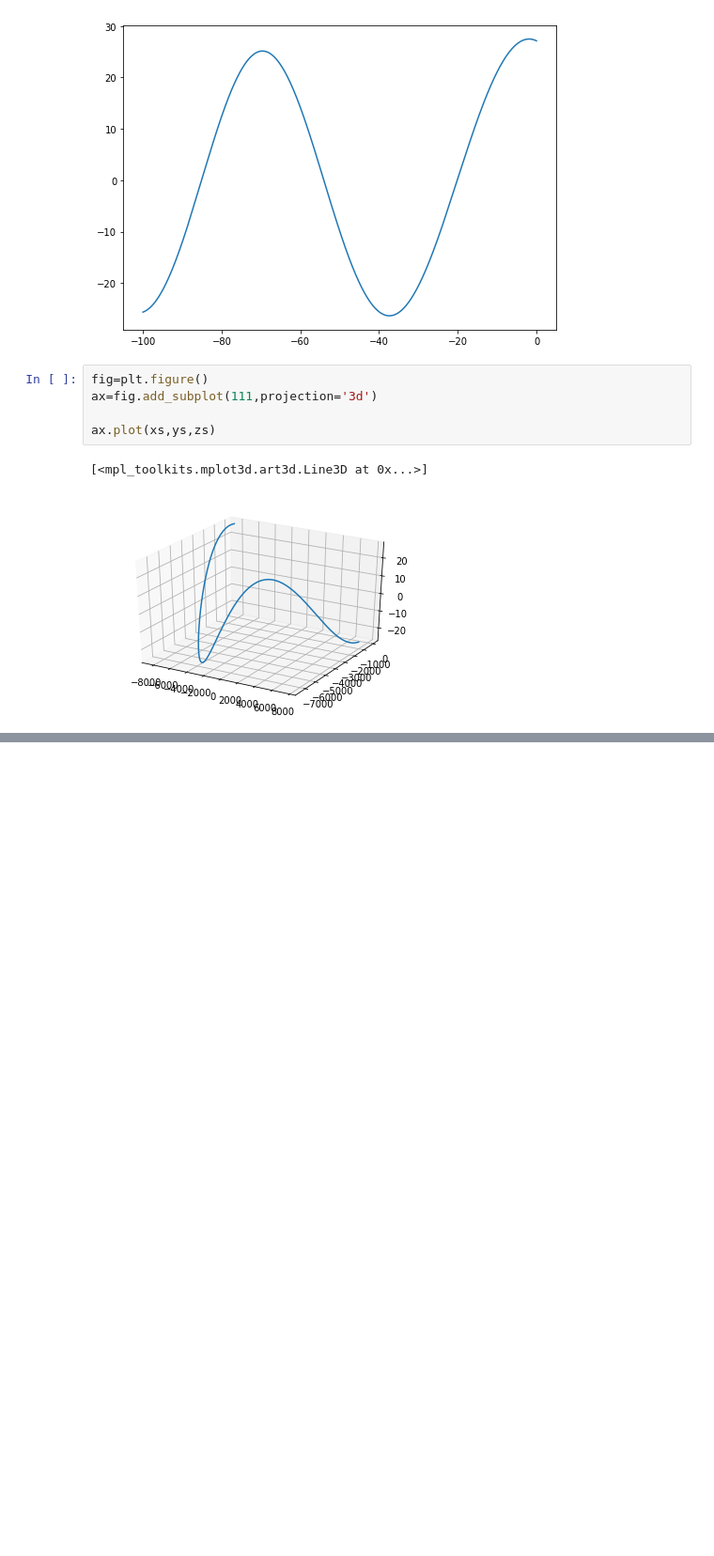
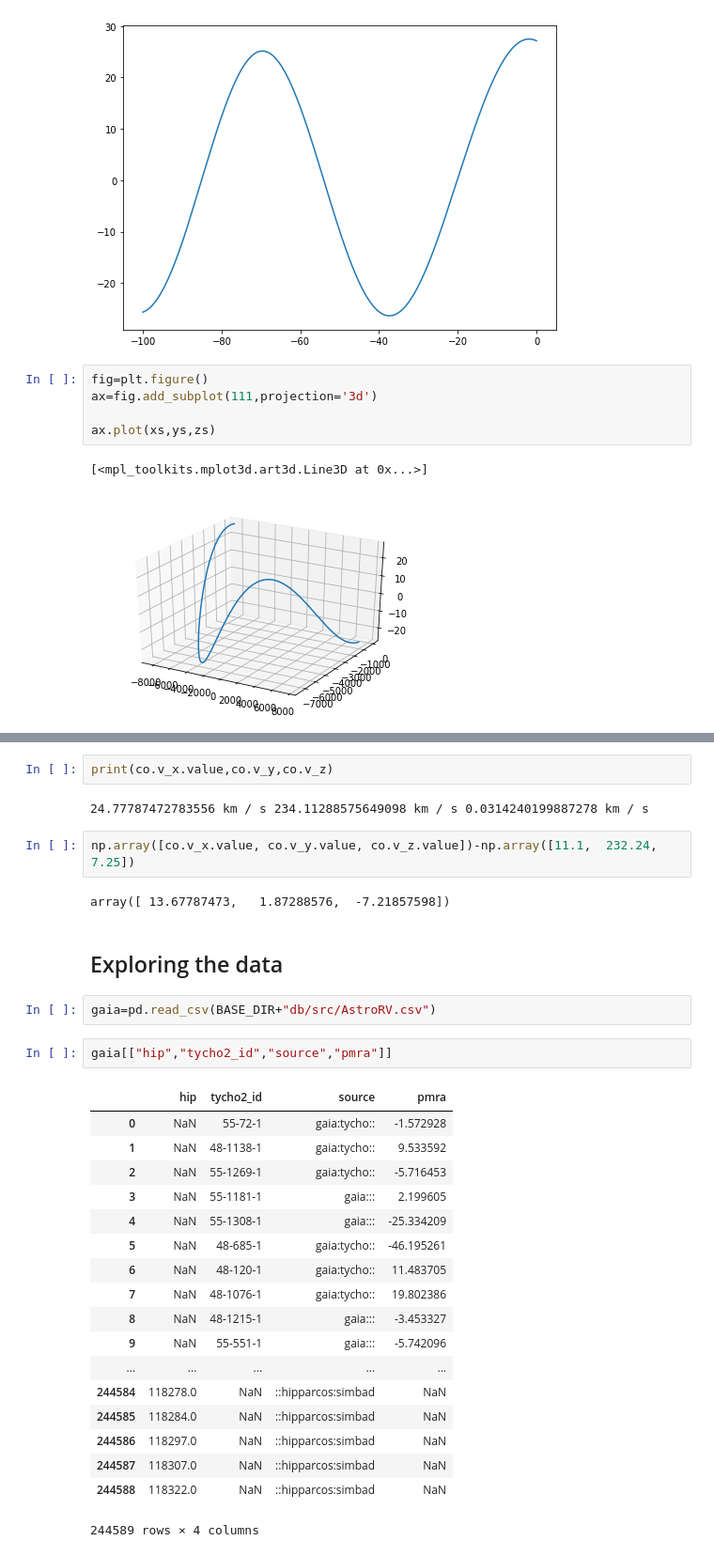
Before and after one commit to seap-udea/iWander, a Jupyter notebook: dev/analysis.ipynb, the cells around one changed output, grey strips where cells are left out. Shown: that part at 94% size. Cells and saved outputs as stored; diff of their text form; blank space fills up the shorter version.

```diff
--- a/dev/analysis.ipynb
+++ b/dev/analysis.ipynb
@@ -491,0 +594,33 @@ ax.plot(xs,ys,zs)
+# %%
+print(co.v_x.value,co.v_y,co.v_z)
+# %% [output]
+24.77787472783556 km / s 234.11288575649098 km / s 0.0314240199887278 km / s
+# %%
+np.array([co.v_x.value, co.v_y.value, co.v_z.value])-np.array([11.1,  232.24,  7.25])
+# %% [output]
+array([ 13.67787473,   1.87288576,  -7.21857598])
+# %% [markdown]
+## Exploring the data
+# %%
+gaia=pd.read_csv(BASE_DIR+"db/src/AstroRV.csv")
+# %%
+gaia[["hip","tycho2_id","source","pmra"]]
+# %% [output]
+|  | hip | tycho2_id | source | pmra |
+| 0 | NaN | 55-72-1 | gaia:tycho:: | -1.572928 |
+| 1 | NaN | 48-1138-1 | gaia:tycho:: | 9.533592 |
+| 2 | NaN | 55-1269-1 | gaia:tycho:: | -5.716453 |
+| 3 | NaN | 55-1181-1 | gaia::: | 2.199605 |
+| 4 | NaN | 55-1308-1 | gaia::: | -25.334209 |
+| 5 | NaN | 48-685-1 | gaia:tycho:: | -46.195261 |
+| 6 | NaN | 48-120-1 | gaia:tycho:: | 11.483705 |
+| 7 | NaN | 48-1076-1 | gaia:tycho:: | 19.802386 |
+| 8 | NaN | 48-1215-1 | gaia::: | -3.453327 |
+| 9 | NaN | 55-551-1 | gaia::: | -5.742096 |
+| ... | ... | ... | ... | ... |
+| 244584 | 118278.0 | NaN | ::hipparcos:simbad | NaN |
+| 244585 | 118284.0 | NaN | ::hipparcos:simbad | NaN |
+| 244586 | 118297.0 | NaN | ::hipparcos:simbad | NaN |
+| 244587 | 118307.0 | NaN | ::hipparcos:simbad | NaN |
+| 244588 | 118322.0 | NaN | ::hipparcos:simbad | NaN |
+244589 rows × 4 columns
```
Also changed, not shown: parts of 16 cells of this notebook, 10 other files.
